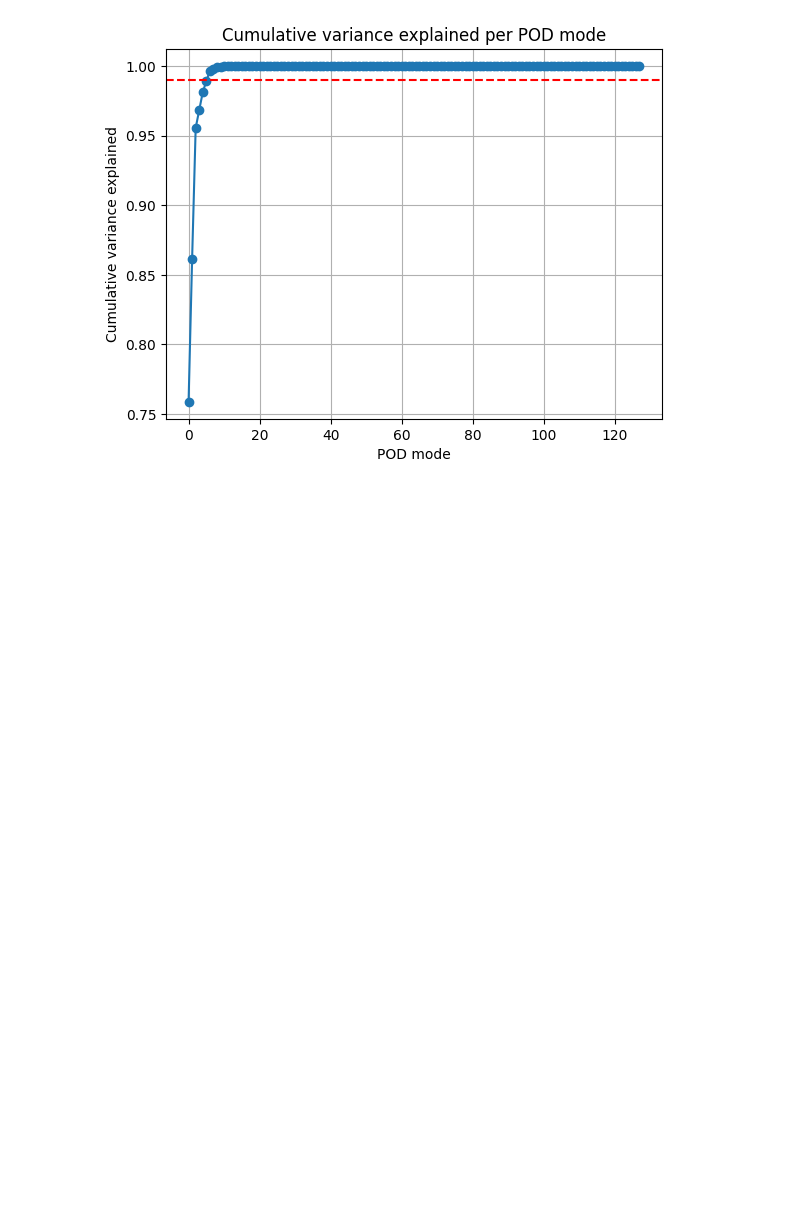
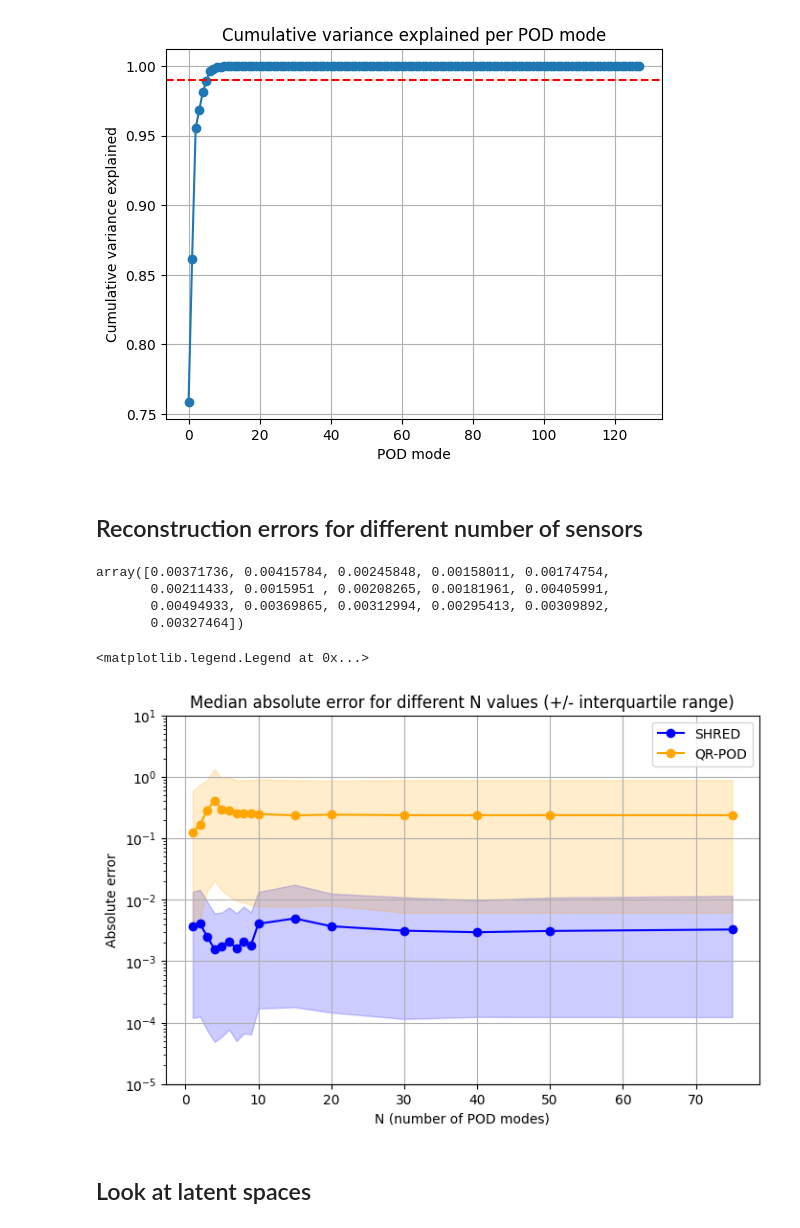
Before and after one commit to FrejaTerpPetersen/pyshred, a Jupyter notebook: FFcylinder_reconstruction.ipynb, the cells around one changed output. Drawn from its saved outputs; the diff is of its cells as text; code cells hidden in the pictures; blank space fills up the shorter version.

```diff
--- a/FFcylinder_reconstruction.ipynb
+++ b/FFcylinder_reconstruction.ipynb
@@ -116,3 +117,5 @@ plt.axhline(y=0.99, color='r', linestyle='--')
 # %% [output]
 <matplotlib.lines.Line2D at 0x...>
 [figure]
+# %% [markdown]
+## Reconstruction errors for different number of sensors
@@ -118,0 +155,25 @@ plt.axhline(y=0.99, color='r', linestyle='--')
+# %%
+err_qrshred
+# %% [output]
+array([0.00371736, 0.00415784, 0.00245848, 0.00158011, 0.00174754,
+       0.00211433, 0.0015951 , 0.00208265, 0.00181961, 0.00405991,
+       0.00494933, 0.00369865, 0.00312994, 0.00295413, 0.00309892,
+       0.00327464])
+# %%
+# Make plot of the errors with their min and max values as a shaded area
+plt.figure(figsize=(8,5))
+plt.semilogy(Nvals, err_qrshred, 'o-', label='SHRED', color='blue')
+plt.fill_between(Nvals, err_qrshred_lw, err_qrshred_hi, color='blue', alpha=0.2)
+plt.semilogy(Nvals, err_qrpod, 'o-', label='QR-POD', color='orange')
+plt.fill_between(Nvals, err_qrpod_lw, err_qrpod_hi, color='orange', alpha=0.2)
+plt.grid()
+plt.title('Median absolute error for different N values (+/- interquartile range)')
+plt.xlabel('N (number of POD modes)')
+plt.ylabel('Absolute error')
+plt.ylim(1e-5, 1e1)
+plt.legend()
+# %% [output]
+<matplotlib.legend.Legend at 0x...>
+[figure, added]
+# %% [markdown]
+## Look at latent spaces
```
Also changed, not shown: parts of 5 cells of this notebook, 4 other files.
